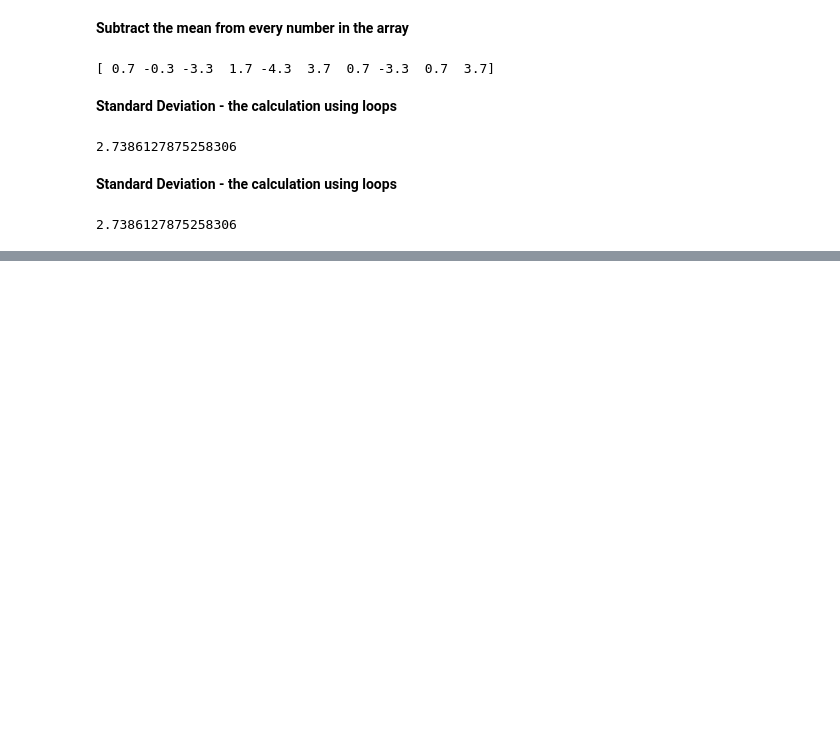
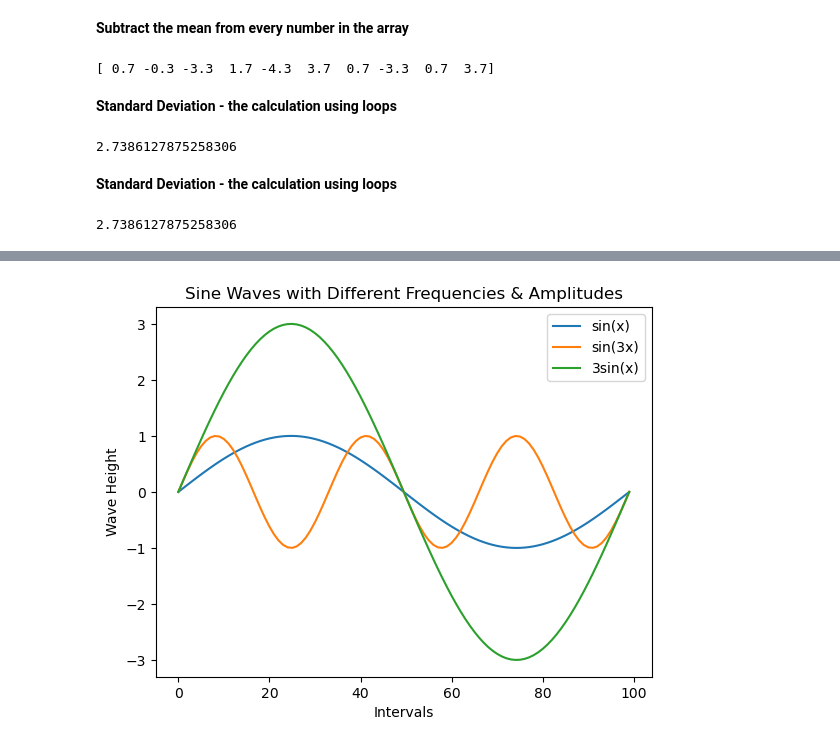
Before and after one commit to yk0766/MLAfterHoursAssignments, a Jupyter notebook: Numpy Practice.ipynb, the cells around one changed output, grey strips where cells are left out. Saved outputs shown, nothing was run; the diff lists cells and outputs as text; code cells hidden in the pictures; blank space fills up the shorter version.

```diff
--- a/Numpy Practice.ipynb
+++ b/Numpy Practice.ipynb
@@ -101,0 +186,30 @@ print(Std_arr)
+# %%
+# ============================================================
+#                  PLOT SINE WAVES
+# ============================================================
+
+# Basic sine wave
+plt.plot(sin_waves(0, 2, 99, 1, 1), label="sin(x)")
+
+# Higher frequency wave
+plt.plot(sin_waves(0, 2, 99, 3, 1), label="sin(3x)")
+
+# Higher amplitude wave
+plt.plot(sin_waves(0, 2, 99, 1, 3), label="3sin(x)")
+
+
+# ============================================================
+#                  GRAPH CUSTOMIZATION
+# ============================================================
+
+plt.title("Sine Waves with Different Frequencies & Amplitudes")
+
+plt.xlabel("Intervals")
+
+plt.ylabel("Wave Height")
+
+plt.legend()
+
+plt.show()
+# %% [output]
+[figure, added]
```
Also changed, not shown: parts of 4 cells of this notebook.
